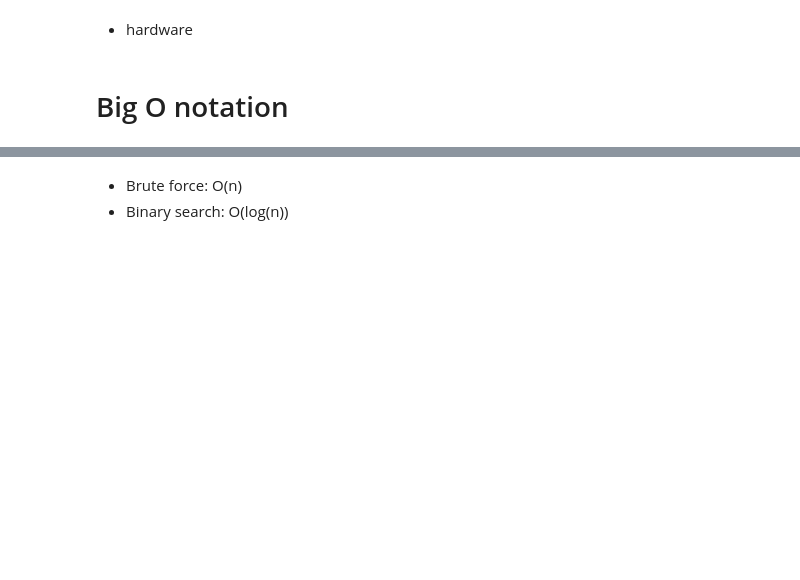
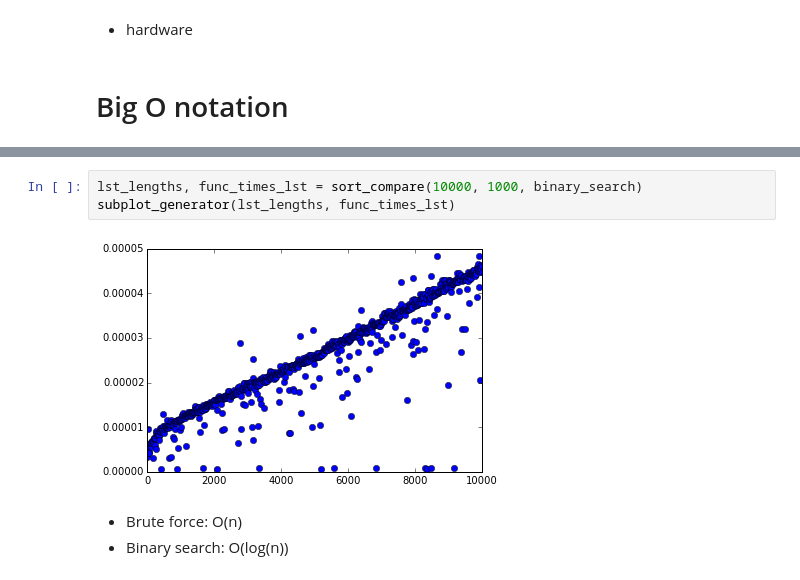
Before and after one commit to ThunderShiviah/code_guild, a Jupyter notebook: notebooks/how_to_think_like_a_computer_scientist-slides.ipynb, the cells around one changed output, grey strips where cells are left out. Drawn from its saved outputs; the diff is of its cells as text; blank space fills up the shorter version.

```diff
--- a/notebooks/how_to_think_like_a_computer_scientist-slides.ipynb
+++ b/notebooks/how_to_think_like_a_computer_scientist-slides.ipynb
@@ -394,3 +388,8 @@ Using matplotlib backend: Qt4Agg
+# %%
+lst_lengths, func_times_lst = sort_compare(10000, 1000, binary_search)
+subplot_generator(lst_lengths, func_times_lst)
+# %% [output]
+[figure, added]
 # %% [markdown]
 * Brute force: O(n)
 * Binary search: O(log(n))
```
Also changed, not shown: parts of 4 cells of this notebook.
